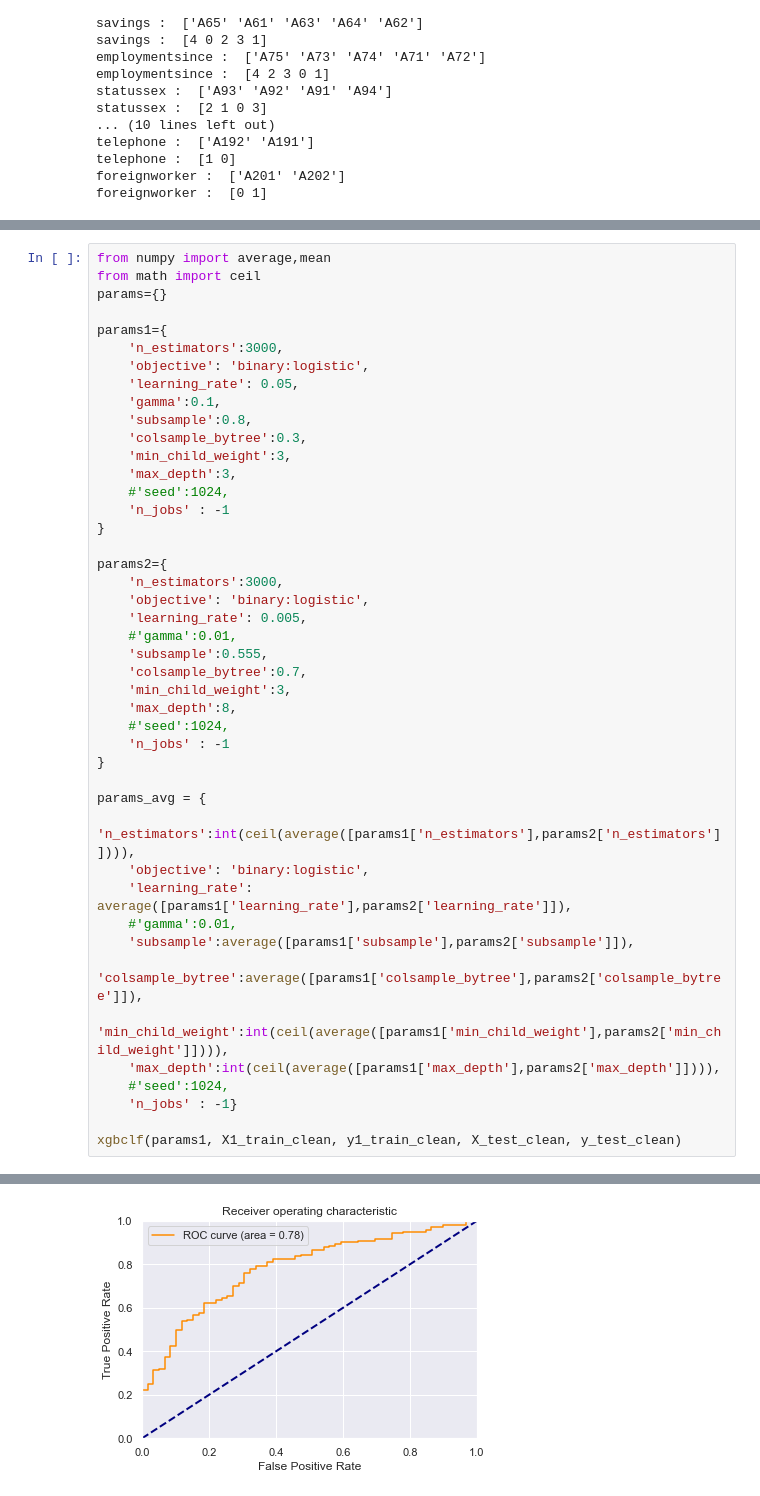
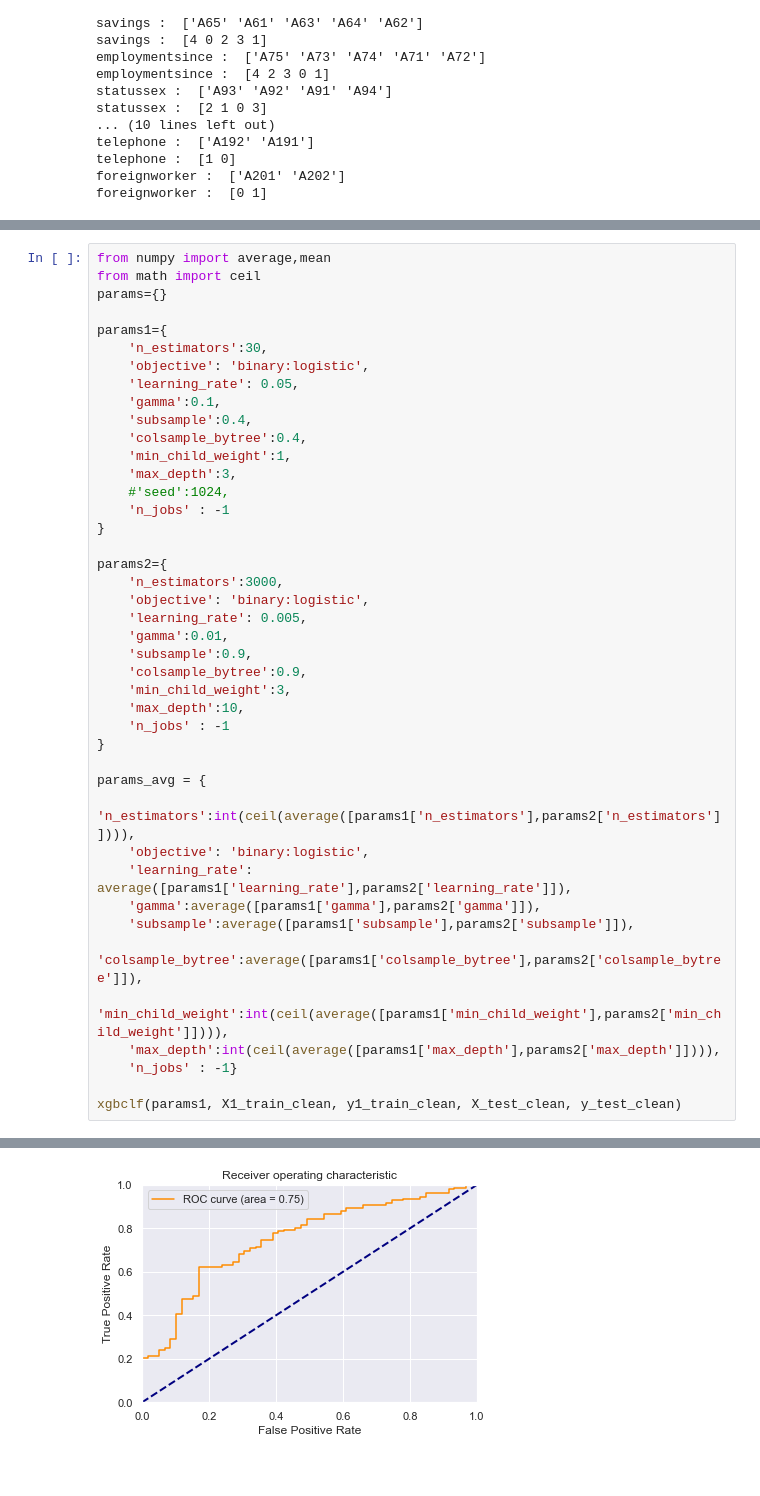
Before and after one commit to xty9501/PLChain, a Jupyter notebook: sim-fl.ipynb, the cells around one changed output, grey strips where cells are left out. Cells and saved outputs as stored; diff of their text form.

```diff
--- a/sim-fl.ipynb
+++ b/sim-fl.ipynb
@@ -211,13 +202,13 @@ from math import ceil
 params={}
 
 params1={
-    'n_estimators':3000,
+    'n_estimators':30,
     'objective': 'binary:logistic',
     'learning_rate': 0.05,
     'gamma':0.1,
-    'subsample':0.8,
-    'colsample_bytree':0.3,
-    'min_child_weight':3,
+    'subsample':0.4,
+    'colsample_bytree':0.4,
+    'min_child_weight':1,
     'max_depth':3,
     #'seed':1024,
     'n_jobs' : -1
@@ -227,12 +218,11 @@ params2={
     'n_estimators':3000,
     'objective': 'binary:logistic',
     'learning_rate': 0.005,
-    #'gamma':0.01,
-    'subsample':0.555,
-    'colsample_bytree':0.7,
+    'gamma':0.01,
+    'subsample':0.9,
+    'colsample_bytree':0.9,
     'min_child_weight':3,
-    'max_depth':8,
-    #'seed':1024,
+    'max_depth':10,
     'n_jobs' : -1
 }
 
@@ -240,12 +230,11 @@ params_avg = {
     'n_estimators':int(ceil(average([params1['n_estimators'],params2['n_estimators']]))),
     'objective': 'binary:logistic',
     'learning_rate': average([params1['learning_rate'],params2['learning_rate']]),
-    #'gamma':0.01,
+    'gamma':average([params1['gamma'],params2['gamma']]),
     'subsample':average([params1['subsample'],params2['subsample']]),
     'colsample_bytree':average([params1['colsample_bytree'],params2['colsample_bytree']]),
     'min_child_weight':int(ceil(average([params1['min_child_weight'],params2['min_child_weight']]))),
     'max_depth':int(ceil(average([params1['max_depth'],params2['max_depth']]))),
-    #'seed':1024,
     'n_jobs' : -1}
 
 xgbclf(params1, X1_train_clean, y1_train_clean, X_test_clean, y_test_clean)
@@ -270 +258 @@ Model Final Generalization Accuracy: 0.730000
-[figure, old version]
+[figure, new version]
```
Also changed, not shown: parts of 6 cells of this notebook, 1 other file.
